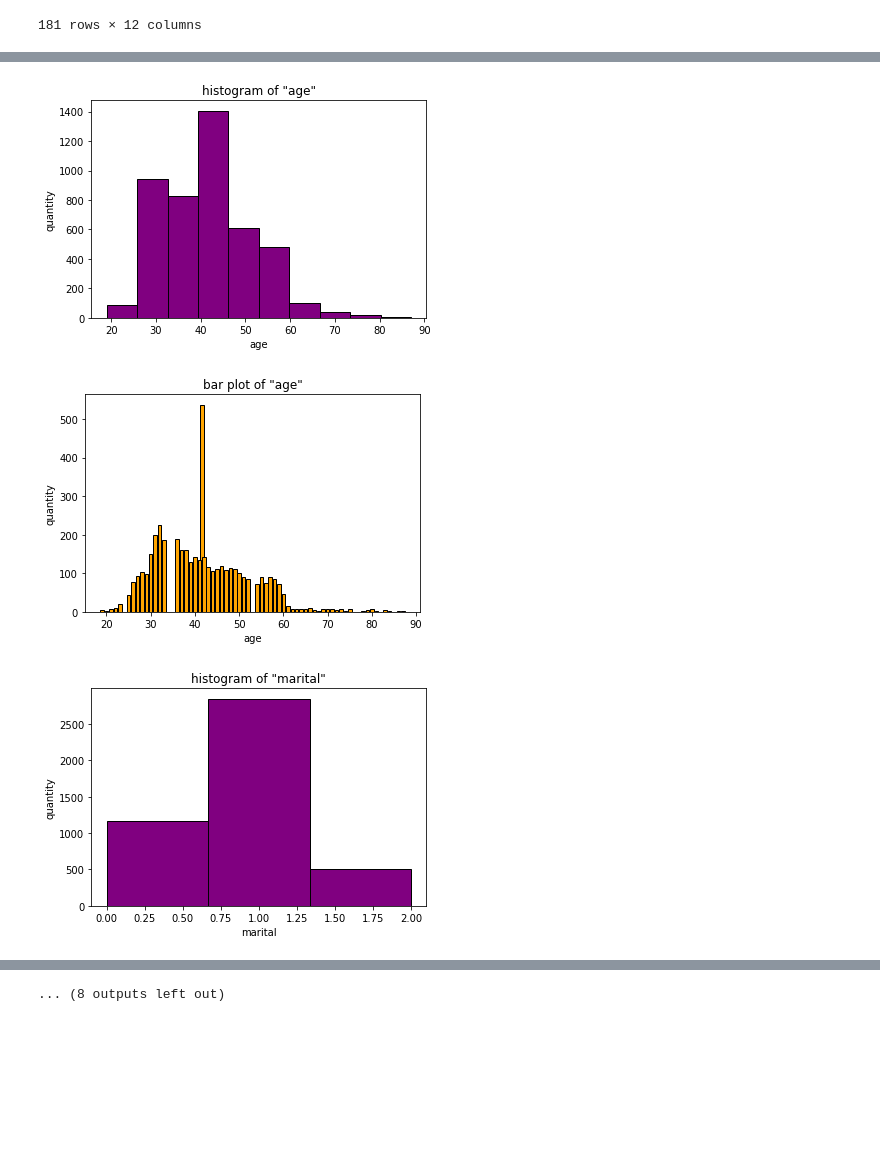
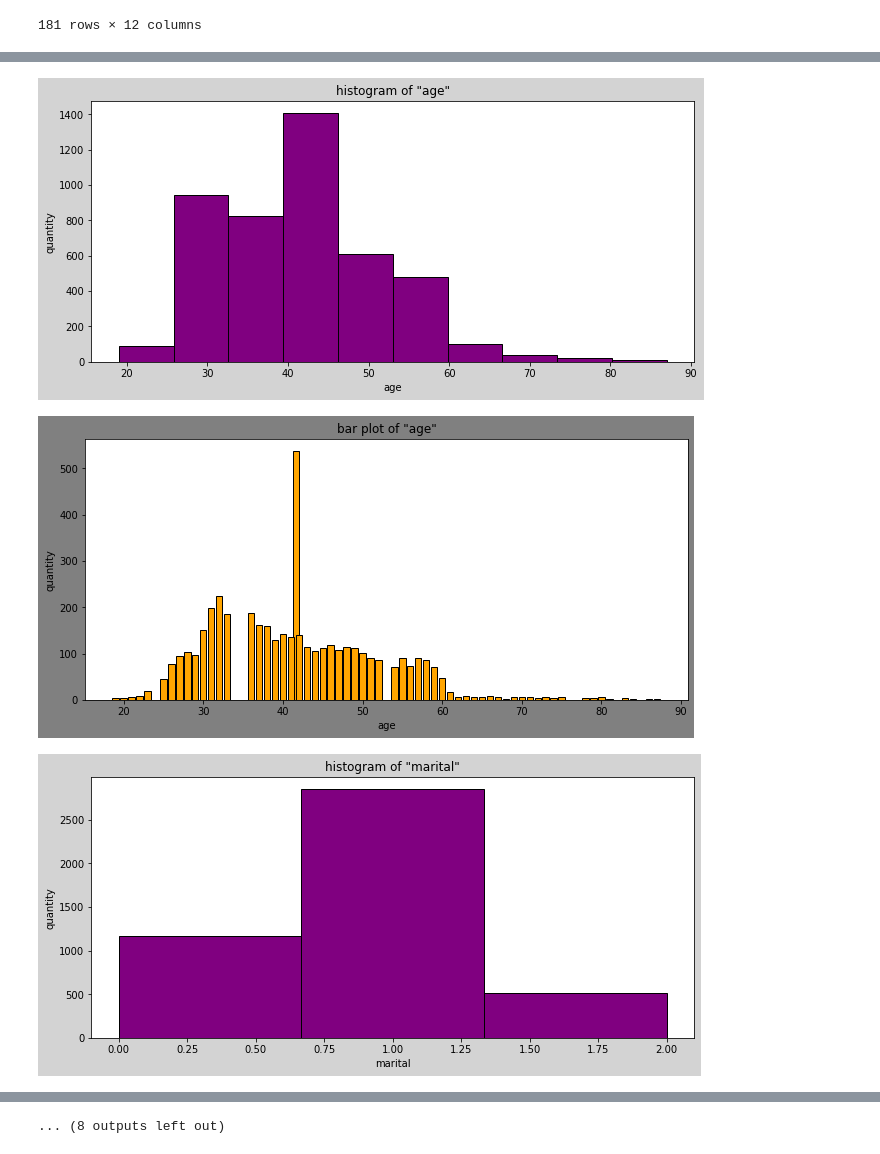
Before and after one commit to ALotov2000/ut-ai-assignment0, a Jupyter notebook: AI-CA0.ipynb, the cells around one changed output, grey strips where cells are left out. Saved outputs shown, nothing was run; the diff lists cells and outputs as text; code cells hidden in the pictures; blank space fills up the shorter version.

```diff
--- a/AI-CA0.ipynb
+++ b/AI-CA0.ipynb
@@ -214,31 +214,38 @@ print(avg, ':', 'processed in {:f}'.format(stopTime - startTime))
 # %%
 for col in df:
   if col == 'job' or col == 'y':
     continue
 
-  plot.figure()
+  plot.figure(
+    figsize=[10.8, 4.8],
+    facecolor='lightgrey'
+
+  )
   plot.title('histogram of "{}"'.format(col))
   plot.xlabel(col)
   plot.ylabel('quantity')
   plot.hist(
             df[col],
             color='purple',
             edgecolor='black',
             bins=min(10, df[col].value_counts().count()),
             histtype='bar')
   plot.show()
 
-  plot.figure()
+  plot.figure(
+    figsize=[10.8, 4.8],
+    facecolor='grey'
+  )
   plot.title('bar plot of "{}"'.format(col))
   plot.xlabel(col)
   plot.ylabel('quantity')
   plot.bar(
             df[col].value_counts(sort=False).index,
             df[col].value_counts(sort=False).values,
             color='orange',
             edgecolor='black')
   plot.show()
 # %% [output]
-[figure, old version]
+[figure, new version]
-[figure, old version]
+[figure, new version]
-[figure, old version]
+[figure, new version]
```
Also changed, not shown: parts of 7 cells of this notebook.
